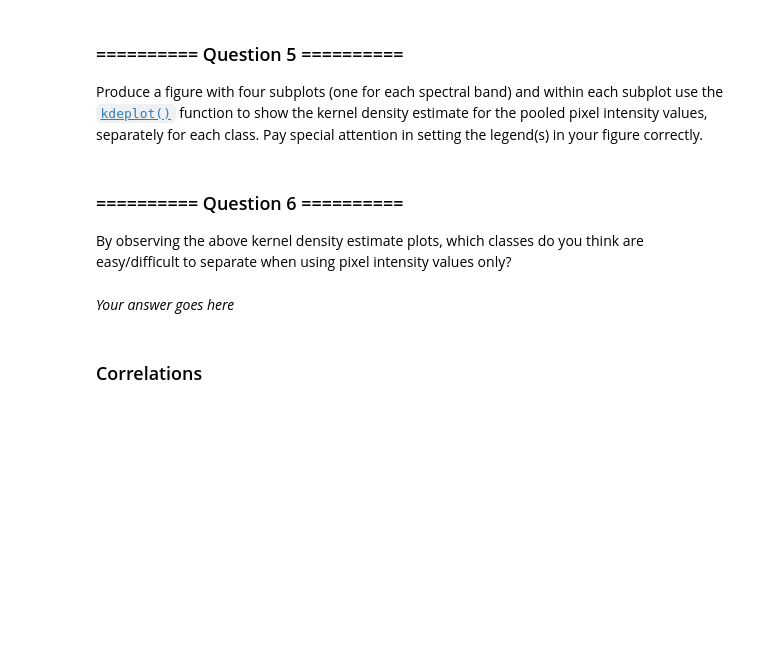
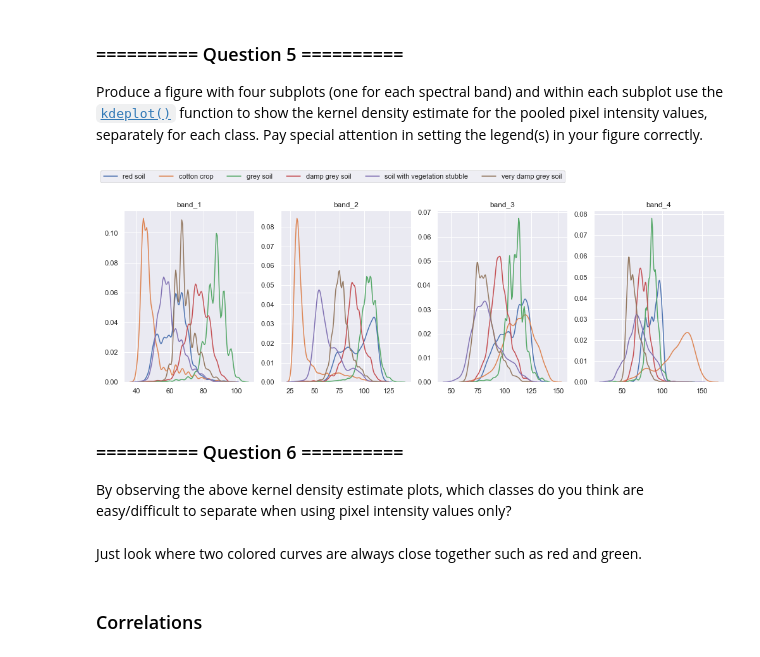
Before and after one commit to chrisdoyleIE/Data-Mining-and-Exploration, a Jupyter notebook: 01_Lab_1_Visualisation.ipynb, the cells around one changed output. Cells and saved outputs as stored; diff of their text form; code cells hidden in the pictures; blank space fills up the shorter version.

```diff
--- a/01_Lab_1_Visualisation.ipynb
+++ b/01_Lab_1_Visualisation.ipynb
@@ -372,9 +400,34 @@ Produce a figure with four subplots (one for each spectral band) and within each
+# %%
+# Set up figure details, variables are re declared for convenience
+fig, ax = plt.subplots(1,4, figsize=(17,5))
+pixels = np.arange(1,10)
+bands = np.arange(1,5)
+
+# now let's make a sick plot
+labels = np.sort(landsat_train.label.unique())
+for jj, band in enumerate(bands):
+    for ii, label in enumerate(labels):
+
+        # we want each subplot to contain super-imposed kde plots for each band
+        column_headings = ['pixel_' + str(pixel) + '_' + str(band) for pixel in pixels]
+        pooled_pixels = landsat_train[landsat_train['label']==label][column_headings].values.reshape(-1)
+        sns.kdeplot(pooled_pixels, ax=ax[jj], label='{}'.format(landsat_labels_dict[label]))
+
+# to sort legends, we position ax[0].legend, and ten delete all of the others
+ax[0].legend(loc='upper center',bbox_to_anchor=(1.6, 1.25), ncol=6) # ncol puts the legend in row format as seen below
+[ax[ll].legend_.remove() for ll in np.arange(1,4)]
+
+# sort all titles
+[ax[tt].set_title('band_{}'.format(band)) for tt,band in enumerate(bands)]
+plt.show()
+# %% [output]
+[figure, added]
 # %% [markdown]
 ### ========== Question 6 ==========
 
 By observing the above kernel density estimate plots, which classes do you think are easy/difficult to separate when using pixel intensity values only?
-# %% [markdown]
-*Your answer goes here*
+# %% [markdown]
+Just look where two colored curves are always close together such as red and green.
 # %% [markdown]
 ### Correlations
 # %% [markdown]
```
Also changed, not shown: parts of 17 cells of this notebook.
